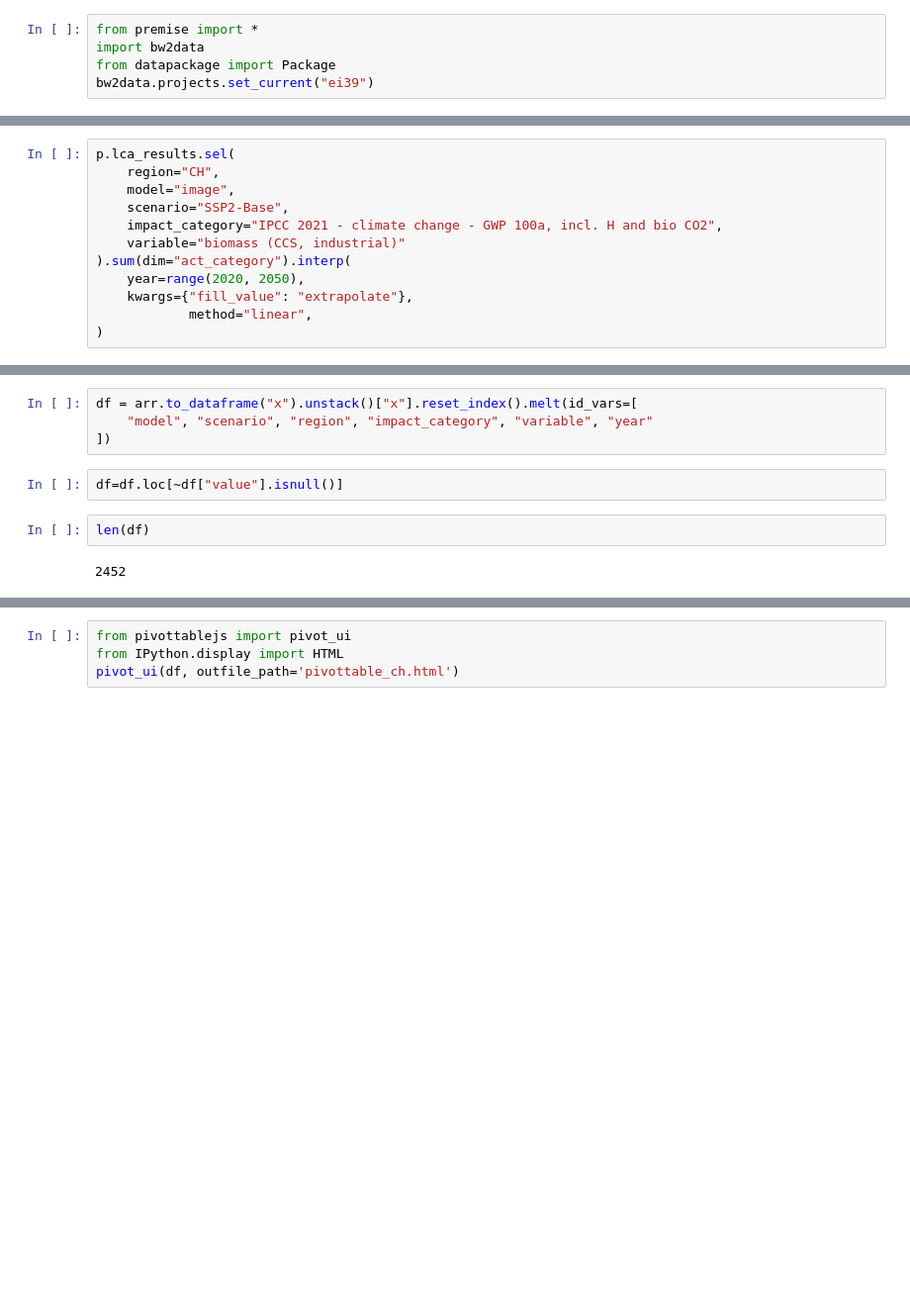
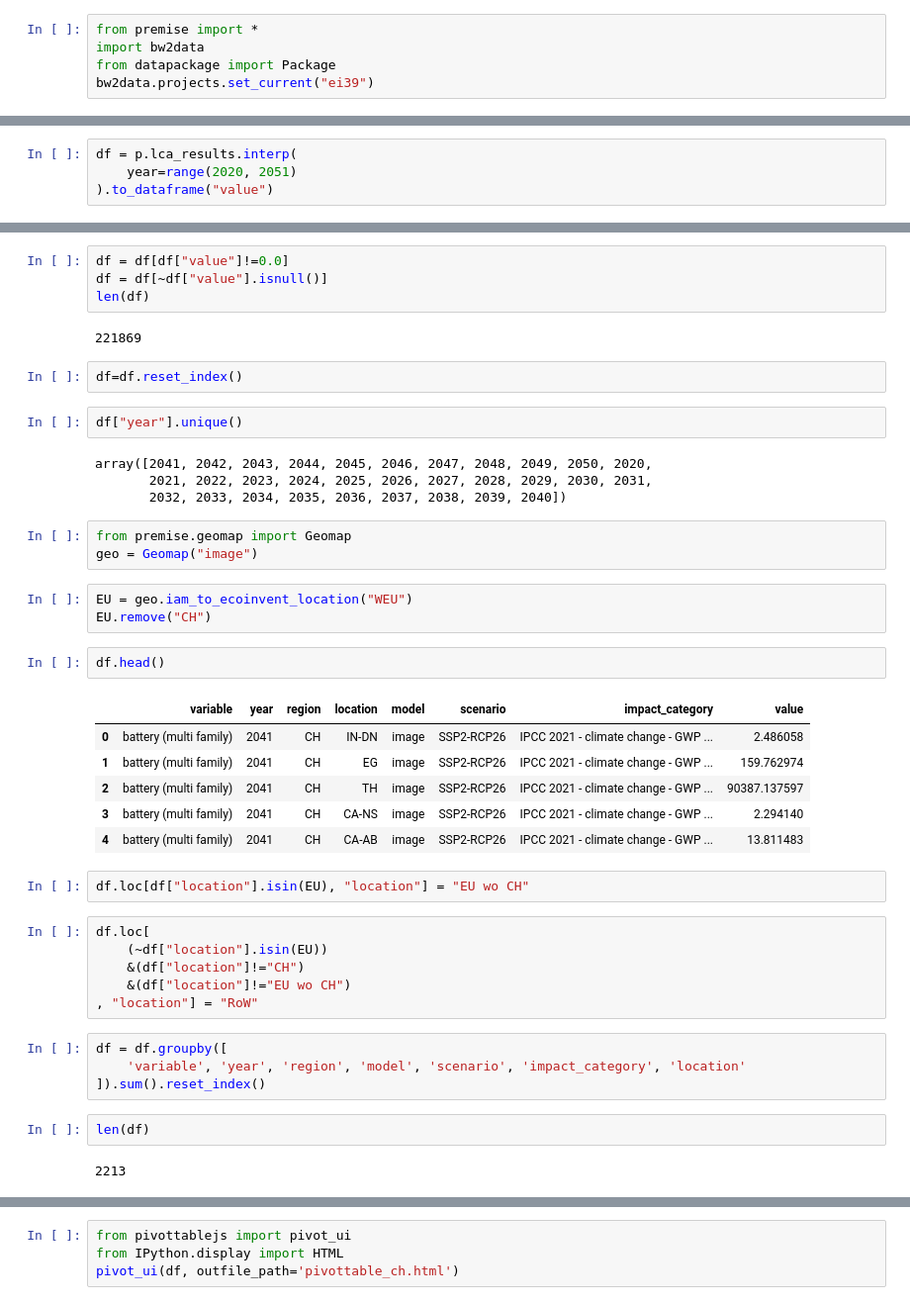
Before and after one commit to premise-community-scenarios/sweet_sure-2050-switzerland, a Jupyter notebook: dev/Untitled.ipynb, the cells around one changed output, grey strips where cells are left out. Shown at 99% size. Cells and saved outputs as stored; diff of their text form; blank space fills up the shorter version.

```diff
--- a/dev/Untitled.ipynb
+++ b/dev/Untitled.ipynb
@@ -221,12 +357,4 @@ Coordinates:
 # %%
-p.lca_results.sel(
-    region="CH",
-    model="image",
-    scenario="SSP2-Base",
-    impact_category="IPCC 2021 - climate change - GWP 100a, incl. H and bio CO2",
-    variable="biomass (CCS, industrial)"
-).sum(dim="act_category").interp(
-    year=range(2020, 2050),
-    kwargs={"fill_value": "extrapolate"},
-            method="linear",
-)
+df = p.lca_results.interp(
+    year=range(2020, 2051)
+).to_dataframe("value")
@@ -271,10 +365,45 @@ p.scenarios.sel(region="CH", model="image", pathway="SSP2-Base").to_dataframe("x
+# %%
+df = df[df["value"]!=0.0]
+df = df[~df["value"].isnull()]
+len(df)
+# %% [output]
+221869
 # %%
-df = arr.to_dataframe("x").unstack()["x"].reset_index().melt(id_vars=[
-    "model", "scenario", "region", "impact_category", "variable", "year"
-])
+df=df.reset_index()
 # %%
-df=df.loc[~df["value"].isnull()]
+df["year"].unique()
+# %% [output]
+array([2041, 2042, 2043, 2044, 2045, 2046, 2047, 2048, 2049, 2050, 2020,
+       2021, 2022, 2023, 2024, 2025, 2026, 2027, 2028, 2029, 2030, 2031,
+       2032, 2033, 2034, 2035, 2036, 2037, 2038, 2039, 2040])
+# %%
+from premise.geomap import Geomap
+geo = Geomap("image")
 # %%
-len(df)
+EU = geo.iam_to_ecoinvent_location("WEU")
+EU.remove("CH")
-# %% [output]
-2452
+# %%
+df.head()
+# %% [output]
+|  | variable | year | region | location | model | scenario | impact_category | value |
+| 0 | battery (multi family) | 2041 | CH | IN-DN | image | SSP2-RCP26 | IPCC 2021 - climate change - GWP ... | 2.486058 |
+| 1 | battery (multi family) | 2041 | CH | EG | image | SSP2-RCP26 | IPCC 2021 - climate change - GWP ... | 159.762974 |
+| 2 | battery (multi family) | 2041 | CH | TH | image | SSP2-RCP26 | IPCC 2021 - climate change - GWP ... | 90387.137597 |
+| 3 | battery (multi family) | 2041 | CH | CA-NS | image | SSP2-RCP26 | IPCC 2021 - climate change - GWP ... | 2.294140 |
+| 4 | battery (multi family) | 2041 | CH | CA-AB | image | SSP2-RCP26 | IPCC 2021 - climate change - GWP ... | 13.811483 |
+# %%
+df.loc[df["location"].isin(EU), "location"] = "EU wo CH"
+# %%
+df.loc[
+    (~df["location"].isin(EU))
+    &(df["location"]!="CH")
+    &(df["location"]!="EU wo CH")
+, "location"] = "RoW"
+# %%
+df = df.groupby([
+    'variable', 'year', 'region', 'model', 'scenario', 'impact_category', 'location'
+]).sum().reset_index()
+# %%
+len(df)
+# %% [output]
+2213
```
Also changed, not shown: parts of 20 cells of this notebook, 6 other files.
